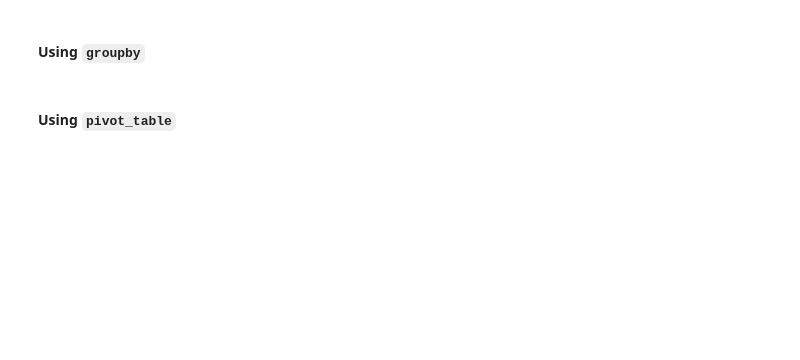
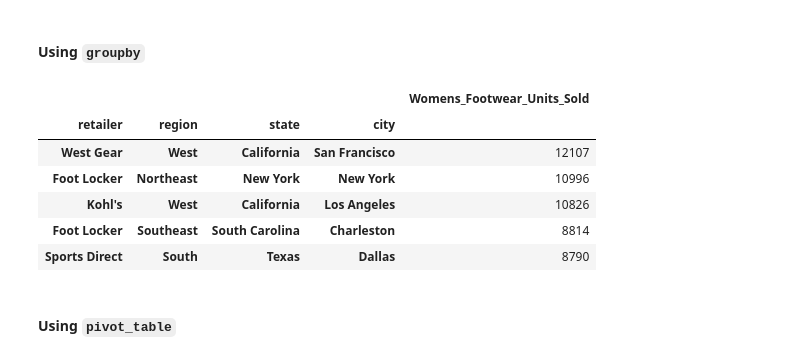
Before and after one commit to kuzhinjo/athletic_sales_analysis, a Jupyter notebook: athletic_sales_analysis_starter_code.ipynb, the cells around one changed output. Drawn from its saved outputs; the diff is of its cells as text; code cells hidden in the pictures; blank space fills up the shorter version.

```diff
--- a/athletic_sales_analysis_starter_code.ipynb
+++ b/athletic_sales_analysis_starter_code.ipynb
@@ -254,3 +307,9 @@ sorted_groupby_2020_2021_sales.head(5)
 ### 5. Determine which Retailer Sold the Most Women's Athletic Footwear
 # %%
 # Filter the sales data to get the women's athletic footwear sales data.
+# joined_2020_2021_sales['product'].value_counts().head(10)
+womens_ath_fw_df = joined_2020_2021_sales.copy()
+womens_ath_fw_df["product"] = womens_ath_fw_df.loc[:, "product"].astype(str)
+
+womens_ath_fw_df = womens_ath_fw_df.loc[womens_ath_fw_df['product'].str.contains('Women\'s Athletic Footwear', case = False)]
+womens_ath_fw_df['retailer'].value_counts().head(10)
@@ -259,8 +327,21 @@ sorted_groupby_2020_2021_sales.head(5)
 # %%
 # Show the total number of women's athletic footwear sold for each retailer, region, state, and city.
 # Rename the "units_sold" column to "Womens_Footwear_Units_Sold"
 
+womens_ath_fw_units_sold_df = womens_ath_fw_df.groupby(['retailer', 'region', 'state', 'city']).agg({'units_sold':'sum'})
+womens_ath_fw_units_sold_df = womens_ath_fw_units_sold_df.rename(columns={"units_sold": "Womens_Footwear_Units_Sold"}, level=0)
+
 # Show the top 5 results.
+sorted_womens_ath_fw_units_sold_df = womens_ath_fw_units_sold_df.sort_values(by='Womens_Footwear_Units_Sold', ascending=False)
+sorted_womens_ath_fw_units_sold_df.head(5)
+# %% [output]
+|  |  |  |  | Womens_Footwear_Units_Sold |
+| retailer | region | state | city |  |
+| West Gear | West | California | San Francisco | 12107 |
+| Foot Locker | Northeast | New York | New York | 10996 |
+| Kohl's | West | California | Los Angeles | 10826 |
+| Foot Locker | Southeast | South Carolina | Charleston | 8814 |
+| Sports Direct | South | Texas | Dallas | 8790 |
 # %% [markdown]
 #### Using `pivot_table`
 # %%
```
Also changed, not shown: parts of 8 cells of this notebook.
